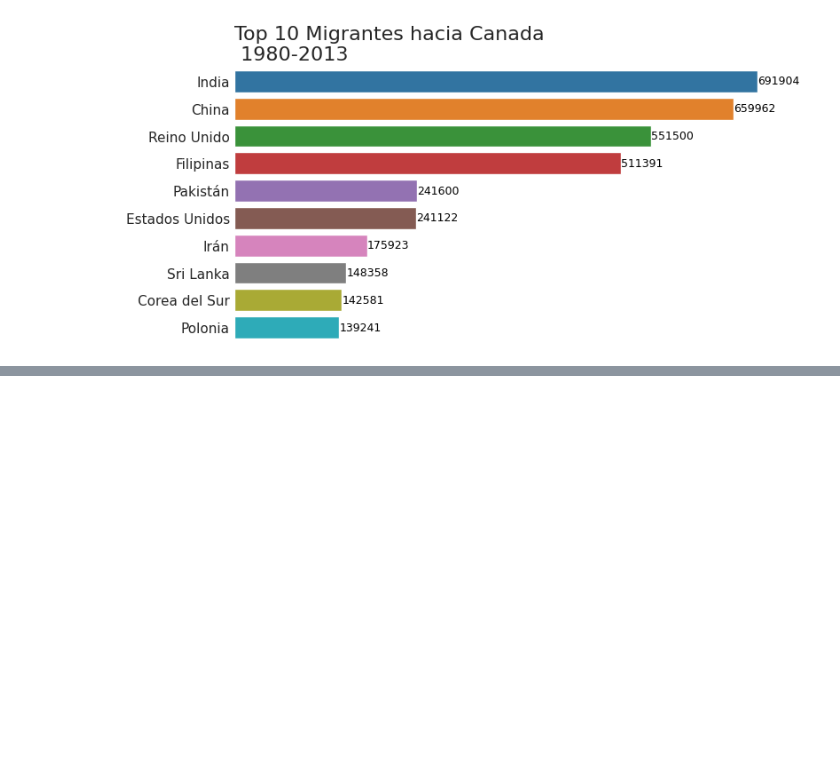
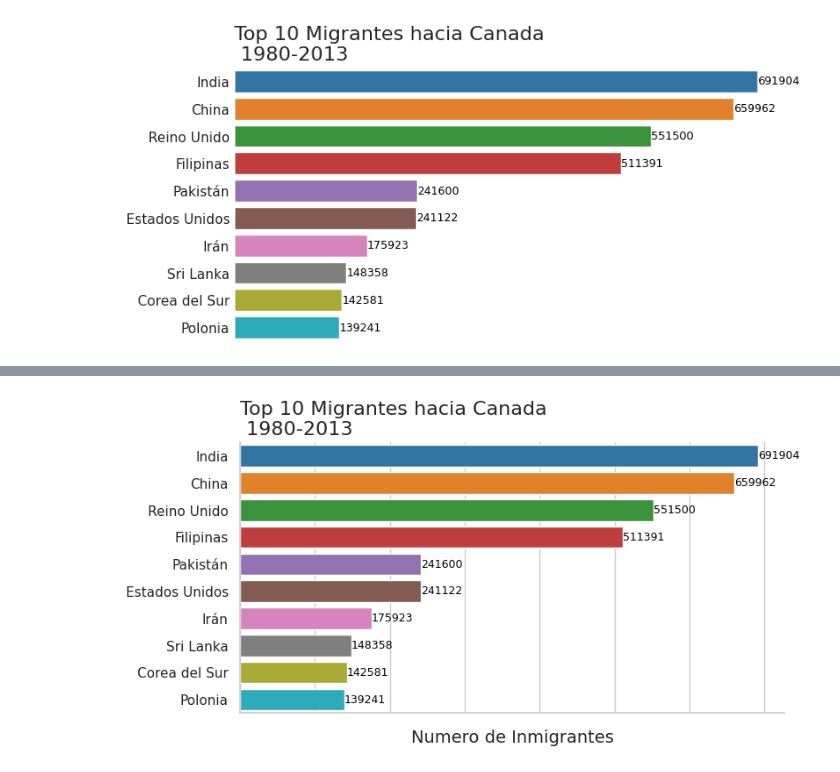
Before and after one commit to duquerson/visualizacion_python, a Jupyter notebook: vizualizacion_python.ipynb, the cells around one changed output, grey strips where cells are left out. Saved outputs shown, nothing was run; the diff lists cells and outputs as text; code cells hidden in the pictures; blank space fills up the shorter version.

```diff
--- a/vizualizacion_python.ipynb
+++ b/vizualizacion_python.ipynb
@@ -476,0 +500,5 @@ generar_grafico('tab10')
+# %%
+sns.set_theme(style='whitegrid');
+generar_grafico('tab10')
+# %% [output]
+[figure, added]
```
Also changed, not shown: parts of 10 cells of this notebook.
